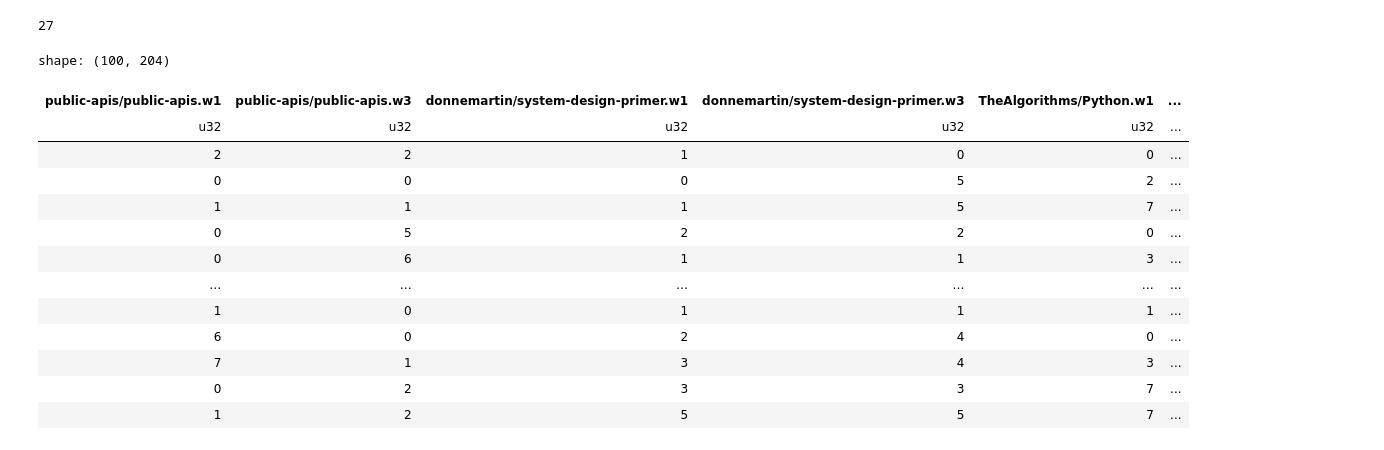
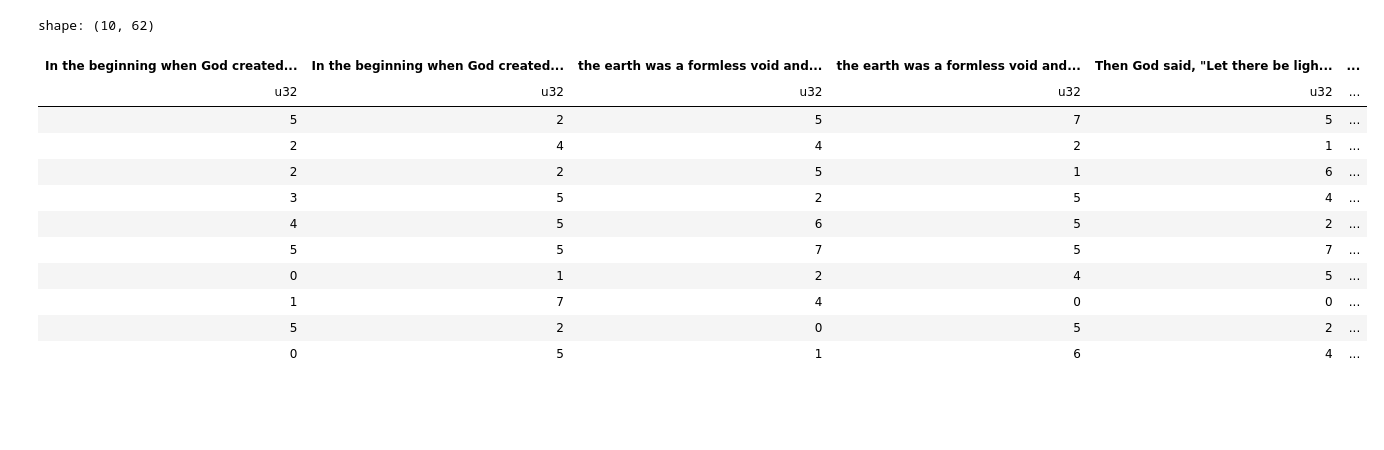
Before and after one commit to sagearc/GaleMoE, a Jupyter notebook: sandbox.ipynb, the cells around one changed output. Saved outputs shown, nothing was run; the diff lists cells and outputs as text; code cells hidden in the pictures; blank space fills up the shorter version.

Commit message:
genesis

```diff
--- a/sandbox.ipynb
+++ b/sandbox.ipynb
@@ -24,0 +32,8 @@ all_safetensor_keys
+# %%
+from pathlib import Path
+
+df_genesis = pd.read_csv('data/genesis.csv')
+py_df = pd.DataFrame({'rank': df_genesis[df_genesis['chapter'] == 1]['verse'], 'username/repo_name': df_genesis[df_genesis['chapter'] == 1]['text']})
+
+all_safetensor_keys = set(f'{row["rank"]}.{row["username/repo_name"]}' for _, row in py_df.iterrows())
+all_safetensor_keys
@@ -41,7 +74,7 @@ layer_to_df: dict[int, pl.DataFrame] = {}
 for layer in range(32):
 
     df = pl.DataFrame(schema=schema)
-    layer_path = Path(f'output/py/layer={layer:02d}')
+    layer_path = Path(f'output/genesis/layer={layer:02d}')
 
     for expert in range(8):
         repos_to_activations = {}
@@ -76,35 +109,30 @@ for layer in range(32):
         df = pl.concat([df, curr_expert_df], how="vertical")
 
     layer_to_df[layer] = df
-# %%
-class A:
-    pass
-
-dir(A)
-
-x = dir(A)
-# %% [output]
-27
 # %%
 df = layer_to_df[16]
 
 df_top_50_indices = df.drop('expert').select(
-    pl.all().arg_sort(descending=True).head(100)
+    pl.all().arg_sort(descending=True).head(10)
 )
 
+# df_top_50_indices = df.drop('expert').select(
+#     pl.all().sort(descending=True).head(10)
+# )
+
+# df_top_50_indices
 df_top_50_indices // 14336
 # %% [output]
-shape: (100, 204)
+shape: (10, 62)
-| public-apis/public-apis.w1 | public-apis/public-apis.w3 | donnemartin/system-design-primer.w1 | donnemartin/system-design-primer.w3 | TheAlgorithms/Python.w1 | ... |
+| In the beginning when God created... | In the beginning when God created... | the earth was a formless void and... | the earth was a formless void and... | Then God said, "Let there be ligh... | ... |
 | u32 | u32 | u32 | u32 | u32 | ... |
-| 2 | 2 | 1 | 0 | 0 | ... |
-| 0 | 0 | 0 | 5 | 2 | ... |
-| 1 | 1 | 1 | 5 | 7 | ... |
-| 0 | 5 | 2 | 2 | 0 | ... |
-| 0 | 6 | 1 | 1 | 3 | ... |
-| … | … | … | … | … | ... |
-| 1 | 0 | 1 | 1 | 1 | ... |
-| 6 | 0 | 2 | 4 | 0 | ... |
-| 7 | 1 | 3 | 4 | 3 | ... |
-| 0 | 2 | 3 | 3 | 7 | ... |
-| 1 | 2 | 5 | 5 | 7 | ... |
+| 5 | 2 | 5 | 7 | 5 | ... |
+| 2 | 4 | 4 | 2 | 1 | ... |
+| 2 | 2 | 5 | 1 | 6 | ... |
+| 3 | 5 | 2 | 5 | 4 | ... |
+| 4 | 5 | 6 | 5 | 2 | ... |
+| 5 | 5 | 7 | 5 | 7 | ... |
+| 0 | 1 | 2 | 4 | 5 | ... |
+| 1 | 7 | 4 | 0 | 0 | ... |
+| 5 | 2 | 0 | 5 | 2 | ... |
+| 0 | 5 | 1 | 6 | 4 | ... |
```
Also changed, not shown: parts of 5 cells of this notebook, 2 other files.
